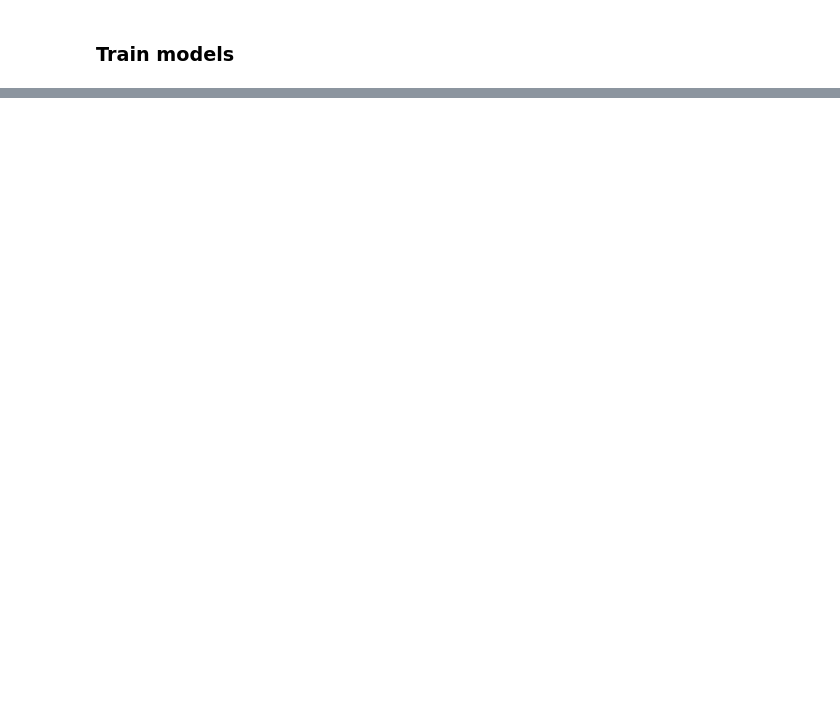
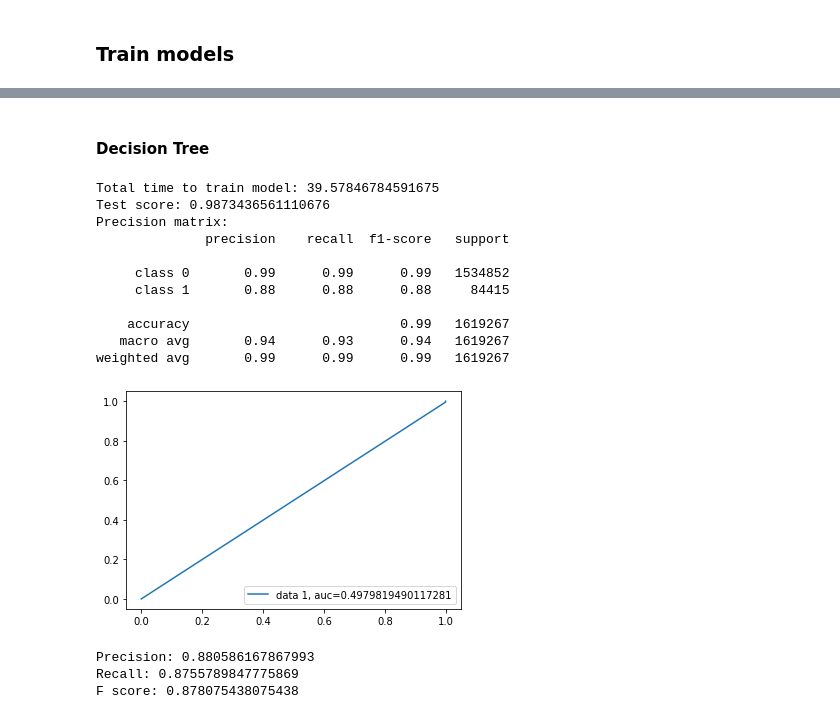
Before and after one commit to tailtq/ml-learning, a Jupyter notebook: ml-08/04_airline_delay_causes.ipynb, the cells around one changed output, grey strips where cells are left out. Saved outputs shown, nothing was run; the diff lists cells and outputs as text; code cells hidden in the pictures; blank space fills up the shorter version.

```diff
--- a/ml-08/04_airline_delay_causes.ipynb
+++ b/ml-08/04_airline_delay_causes.ipynb
@@ -521,0 +495,2 @@ plt.scatter(y_pred_prob.max(axis=1), y_pred_prob.max(axis=1))
+# %% [markdown]
+#### Decision Tree
@@ -521,0 +499,19 @@ plt.scatter(y_pred_prob.max(axis=1), y_pred_prob.max(axis=1))
+# %%
+model, _, importances = train_n_visualize_model(DecisionTreeClassifier)
+importances
+# %% [output]
+Total time to train model: 39.57846784591675
+Test score: 0.9873436561110676
+Precision matrix:
+              precision    recall  f1-score   support
+
+     class 0       0.99      0.99      0.99   1534852
+     class 1       0.88      0.88      0.88     84415
+
+    accuracy                           0.99   1619267
+   macro avg       0.94      0.93      0.94   1619267
+weighted avg       0.99      0.99      0.99   1619267
+[figure, added]
+Precision: 0.880586167867993
+Recall: 0.8755789847775869
+F score: 0.878075438075438
```
Also changed, not shown: parts of 22 cells of this notebook, 1 other file.
